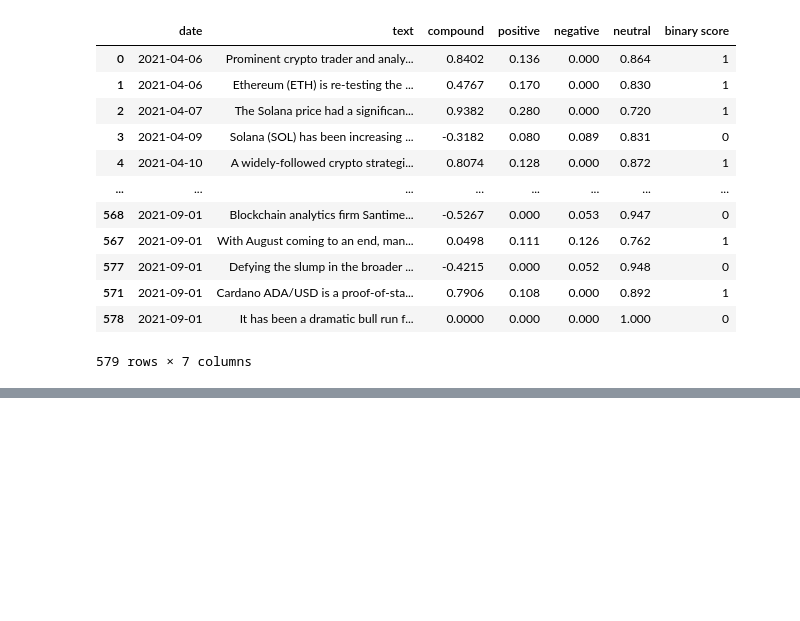
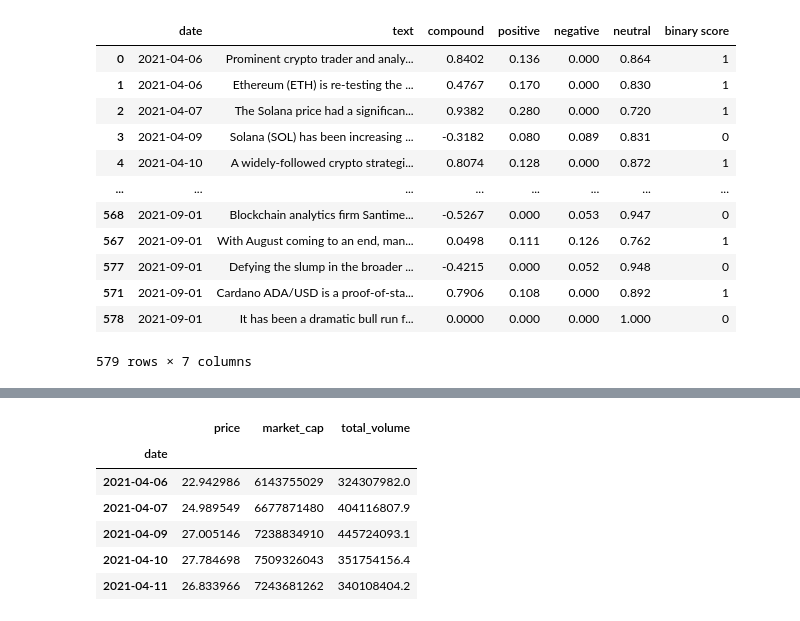
Before and after one commit to MetaDJ/solana_sentinment_analysis, a Jupyter notebook: Solana_Sentiment.ipynb, the cells around one changed output, grey strips where cells are left out. Drawn from its saved outputs; the diff is of its cells as text; code cells hidden in the pictures; blank space fills up the shorter version.

```diff
--- a/Solana_Sentiment.ipynb
+++ b/Solana_Sentiment.ipynb
@@ -126,0 +159,10 @@ solana_df['new score'] = np.where(solana_df['binary score'] >= .5, 1 , 0)
+# %%
+price_df.head()
+# %% [output]
+|  | price | market_cap | total_volume |
+| date |  |  |  |
+| 2021-04-06 | 22.942986 | 6143755029 | 324307982.0 |
+| 2021-04-07 | 24.989549 | 6677871480 | 404116807.9 |
+| 2021-04-09 | 27.005146 | 7238834910 | 445724093.1 |
+| 2021-04-10 | 27.784698 | 7509326043 | 351754156.4 |
+| 2021-04-11 | 26.833966 | 7243681262 | 340108404.2 |
```
Also changed, not shown: parts of 7 cells of this notebook, 2 other files.
